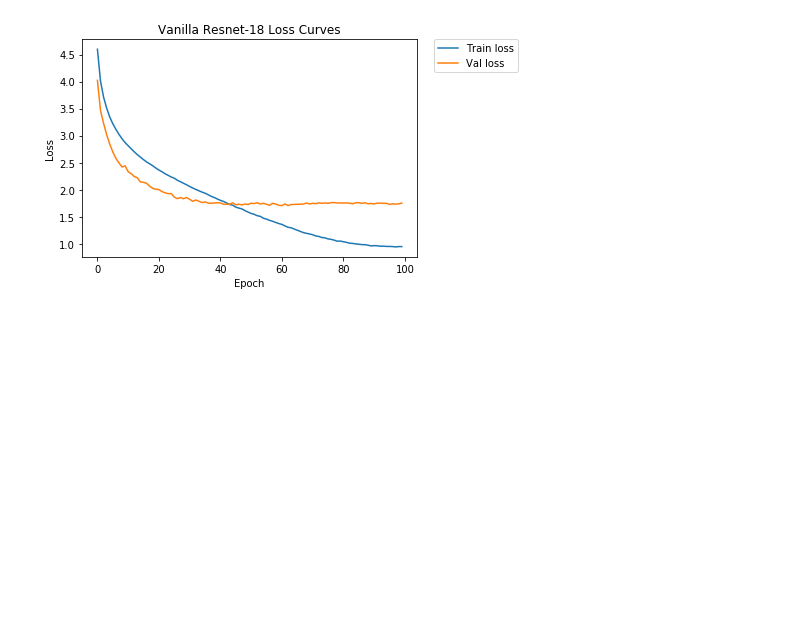
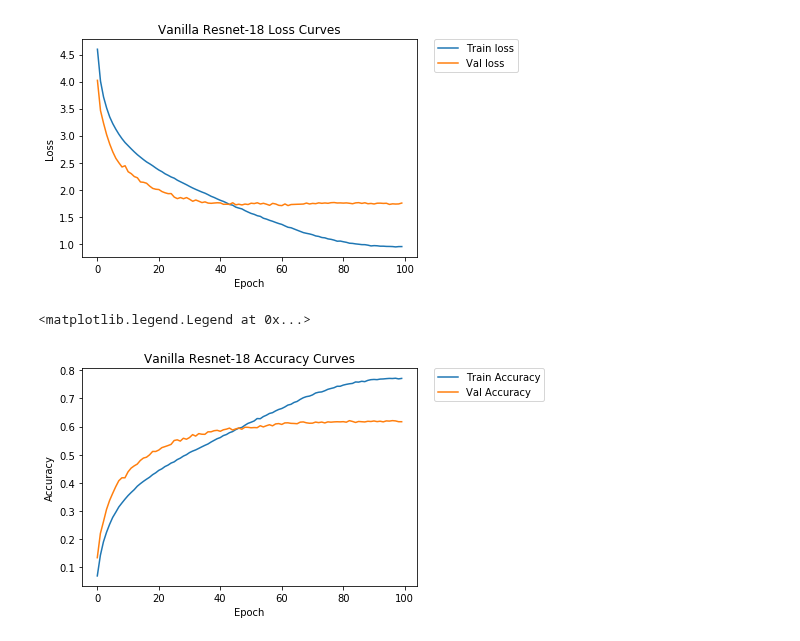
Before and after one commit to Etang21/octconv-pytorch, a Jupyter notebook: ResNet Experiments.ipynb, the cells around one changed output. Cells and saved outputs as stored; diff of their text form; code cells hidden in the pictures; blank space fills up the shorter version.

Commit message:
Generate vanilla resnet-18 training curves

```diff
--- a/ResNet Experiments.ipynb
+++ b/ResNet Experiments.ipynb
@@ -449,3 +449,16 @@ plt.legend(bbox_to_anchor=(1.05, 1), loc=2, borderaxespad=0.)
 # %% [output]
 <matplotlib.legend.Legend at 0x...>
 [figure]
+# %%
+fig, ax = plt.subplots()
+ax.set_xlabel('Epoch')
+ax.set_ylabel('Accuracy')
+ax.set_title(r'Vanilla Resnet-18 Accuracy Curves')
+
+x1 = range(len(history["train_accuracies"]))
+plt.plot(x1, history["train_accuracies"], label="Train Accuracy")
+plt.plot(x1, history["val_accuracies"], label="Val Accuracy")
+plt.legend(bbox_to_anchor=(1.05, 1), loc=2, borderaxespad=0.)
+# %% [output]
+<matplotlib.legend.Legend at 0x...>
+[figure, added]
```
